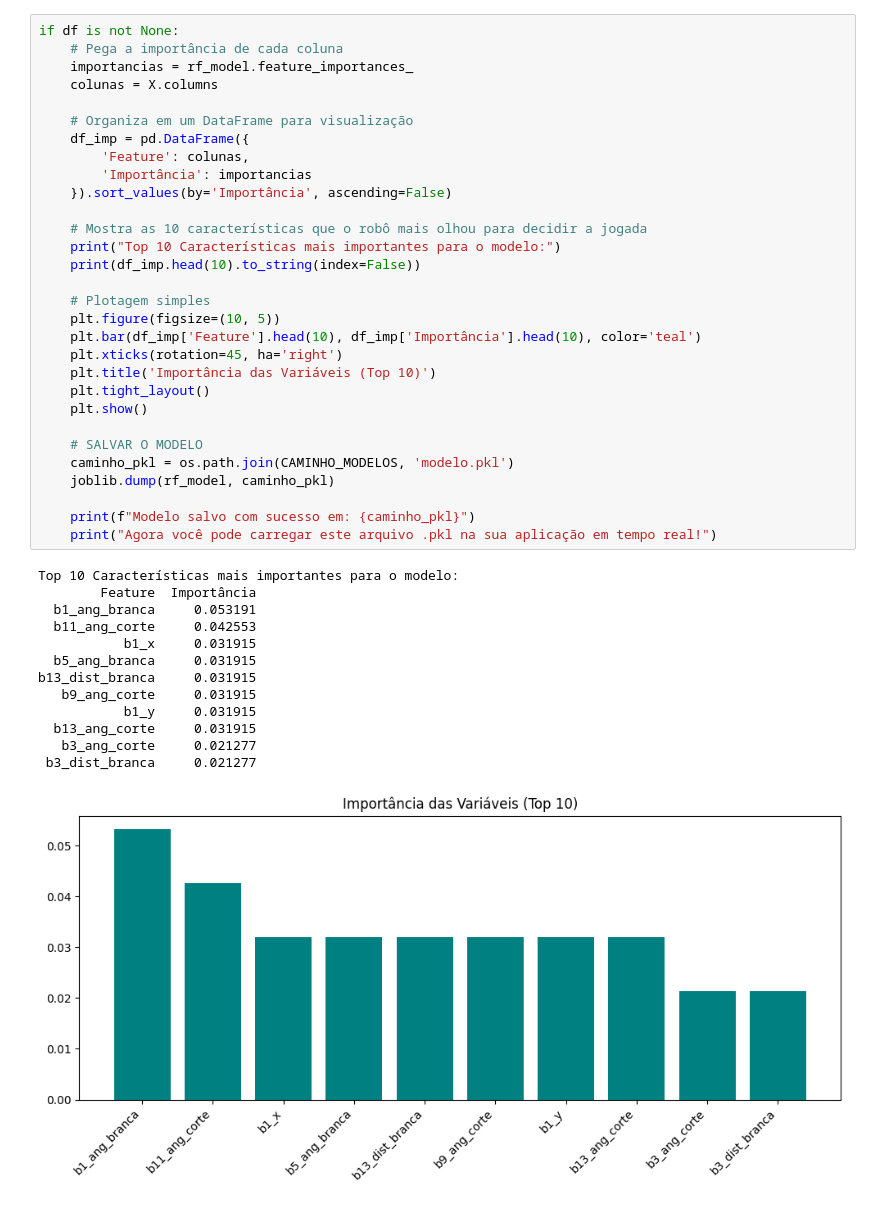
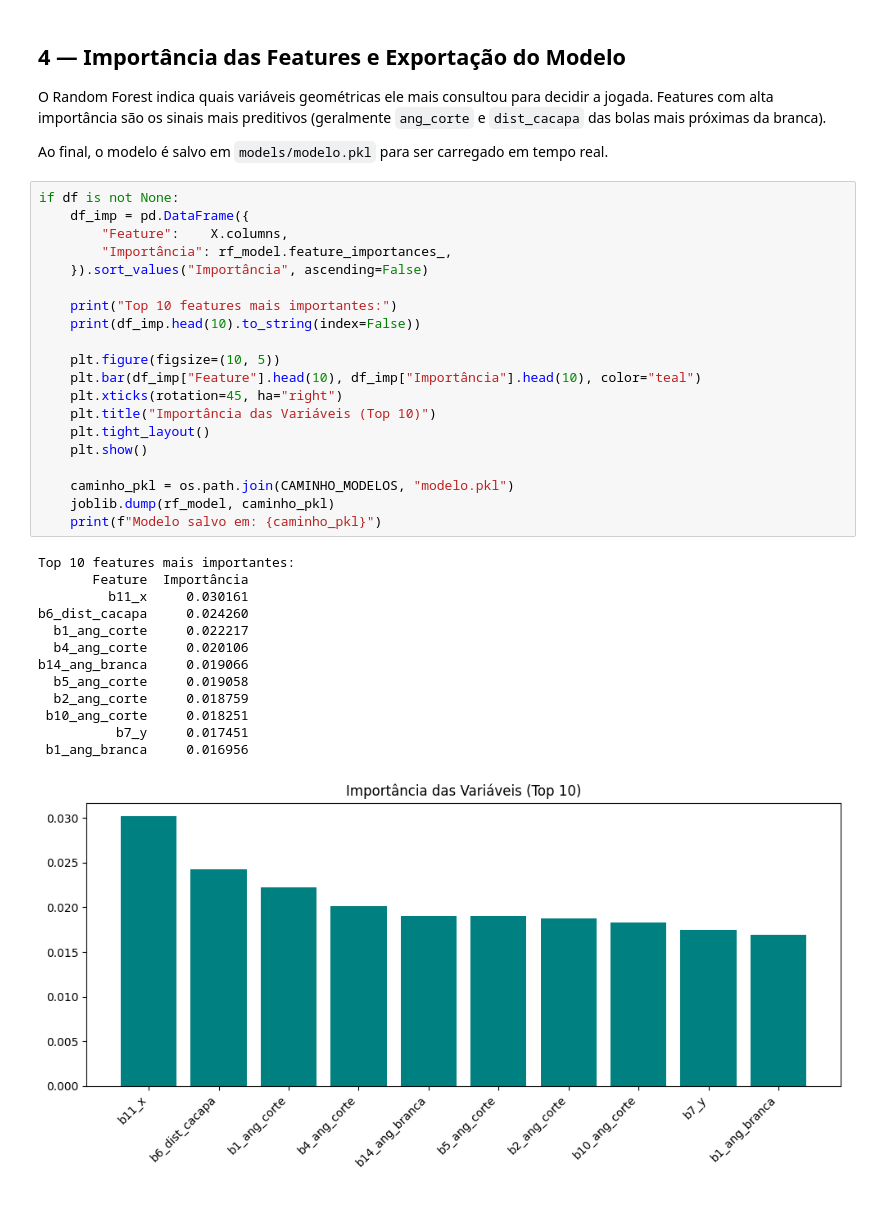
Before and after one commit to julianamirbosio/SinucaVision, a Jupyter notebook: modulo3/05_treino_rf.ipynb, the cells around one changed output. Saved outputs shown, nothing was run; the diff lists cells and outputs as text.

```diff
--- a/modulo3/05_treino_rf.ipynb
+++ b/modulo3/05_treino_rf.ipynb
@@ -132,44 +195,40 @@ Uma das grandes vantagens do Random Forest é que ele nos diz quais informaçõe
+# %% [markdown]
+## 4 — Importância das Features e Exportação do Modelo
+
+O Random Forest indica quais variáveis geométricas ele mais consultou para decidir a jogada. Features com alta importância são os sinais mais preditivos (geralmente `ang_corte` e `dist_cacapa` das bolas mais próximas da branca).
+
+Ao final, o modelo é salvo em `models/modelo.pkl` para ser carregado em tempo real.
 # %%
 if df is not None:
-    # Pega a importância de cada coluna
-    importancias = rf_model.feature_importances_
-    colunas = X.columns
+    df_imp = pd.DataFrame({
+        "Feature":    X.columns,
+        "Importância": rf_model.feature_importances_,
+    }).sort_values("Importância", ascending=False)
 
-    # Organiza em um DataFrame para visualização
-    df_imp = pd.DataFrame({
-        'Feature': colunas,
-        'Importância': importancias
-    }).sort_values(by='Importância', ascending=False)
-
-    # Mostra as 10 características que o robô mais olhou para decidir a jogada
-    print("Top 10 Características mais importantes para o modelo:")
+    print("Top 10 features mais importantes:")
     print(df_imp.head(10).to_string(index=False))
 
-    # Plotagem simples
     plt.figure(figsize=(10, 5))
-    plt.bar(df_imp['Feature'].head(10), df_imp['Importância'].head(10), color='teal')
-    plt.xticks(rotation=45, ha='right')
-    plt.title('Importância das Variáveis (Top 10)')
+    plt.bar(df_imp["Feature"].head(10), df_imp["Importância"].head(10), color="teal")
+    plt.xticks(rotation=45, ha="right")
+    plt.title("Importância das Variáveis (Top 10)")
     plt.tight_layout()
     plt.show()
 
-    # SALVAR O MODELO
-    caminho_pkl = os.path.join(CAMINHO_MODELOS, 'modelo.pkl')
+    caminho_pkl = os.path.join(CAMINHO_MODELOS, "modelo.pkl")
     joblib.dump(rf_model, caminho_pkl)
-
-    print(f"Modelo salvo com sucesso em: {caminho_pkl}")
-    print("Agora você pode carregar este arquivo .pkl na sua aplicação em tempo real!")
+    print(f"Modelo salvo em: {caminho_pkl}")
 # %% [output]
-Top 10 Características mais importantes para o modelo:
-        Feature  Importância
-  b1_ang_branca     0.053191
-  b11_ang_corte     0.042553
-           b1_x     0.031915
-  b5_ang_branca     0.031915
-b13_dist_branca     0.031915
-   b9_ang_corte     0.031915
-           b1_y     0.031915
-  b13_ang_corte     0.031915
-   b3_ang_corte     0.021277
- b3_dist_branca     0.021277
+Top 10 features mais importantes:
+       Feature  Importância
+         b11_x     0.030161
+b6_dist_cacapa     0.024260
+  b1_ang_corte     0.022217
+  b4_ang_corte     0.020106
+b14_ang_branca     0.019066
+  b5_ang_corte     0.019058
+  b2_ang_corte     0.018759
+ b10_ang_corte     0.018251
+          b7_y     0.017451
+ b1_ang_branca     0.016956
-[figure, old version]
+[figure, new version]
```
Also changed, not shown: parts of 20 cells of this notebook, 11 other files.
